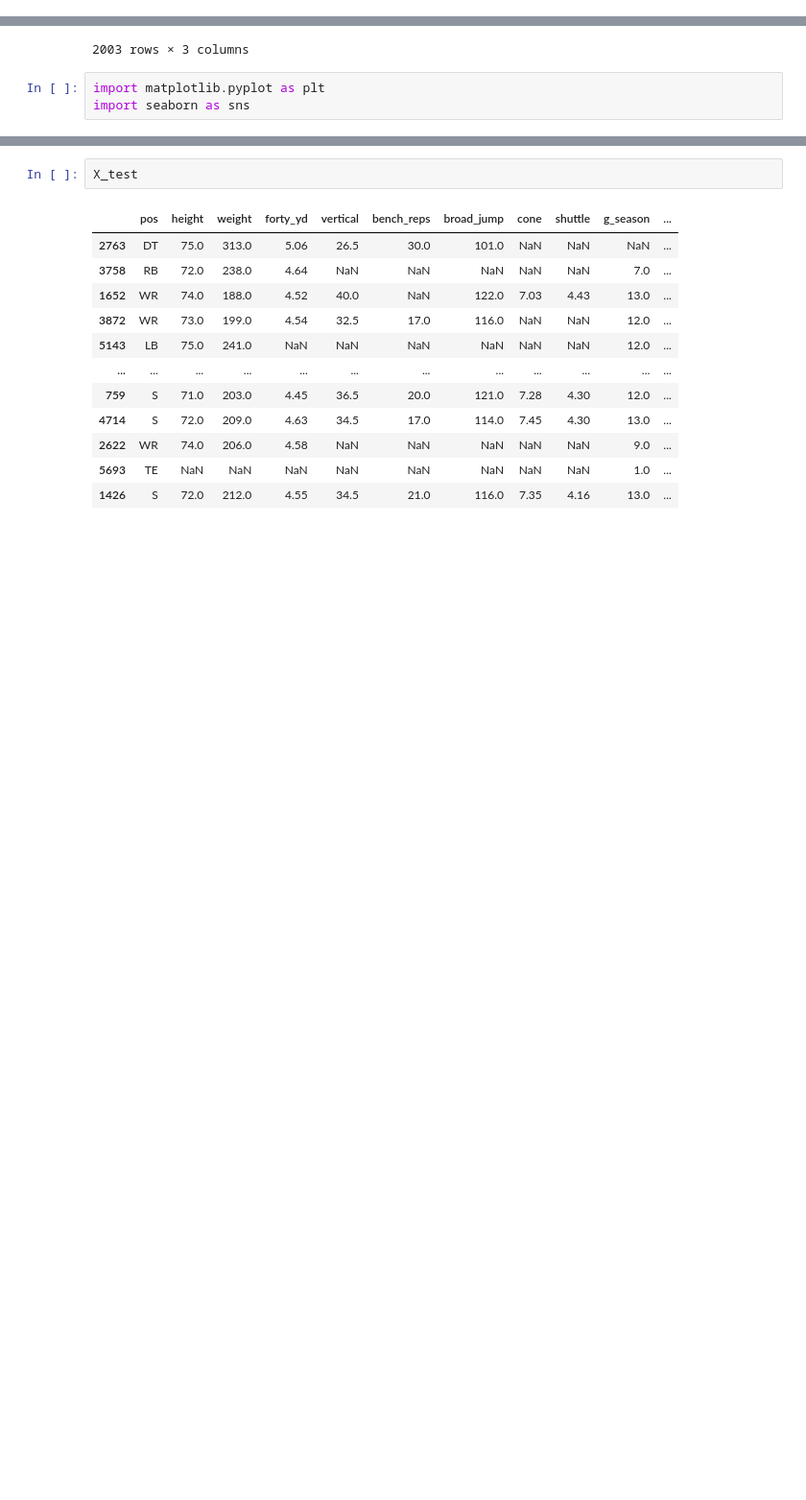
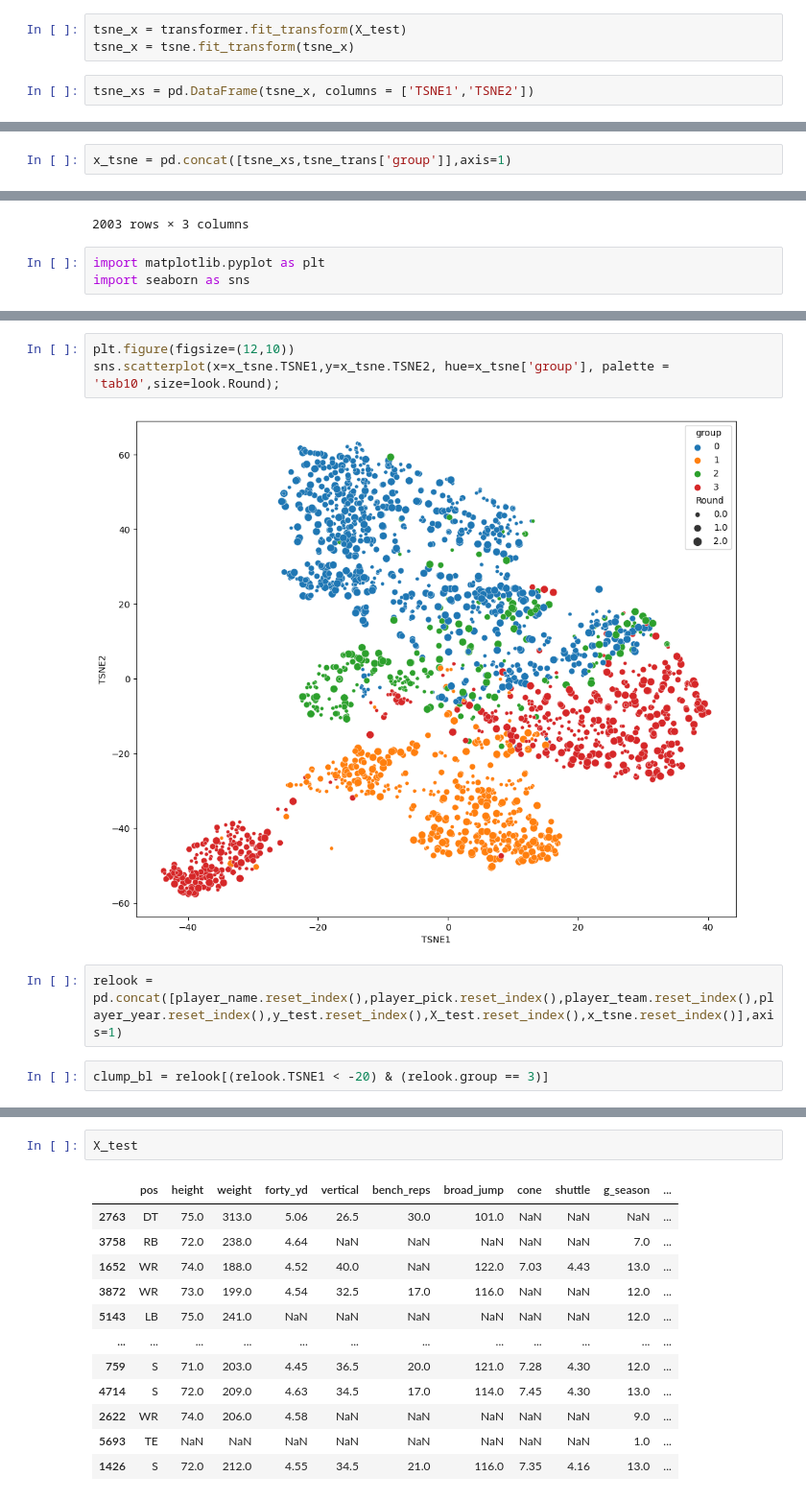
Before and after one commit to jpalgon/Draft_Combine, a Jupyter notebook: Modeling.ipynb, the cells around one changed output, grey strips where cells are left out. Shown: that part at 96% size. Saved outputs shown, nothing was run; the diff lists cells and outputs as text; blank space fills up the shorter version.

```diff
--- a/Modeling.ipynb
+++ b/Modeling.ipynb
@@ -165,3 +181,8 @@ from sklearn.manifold import TSNE
 tsne = TSNE(random_state=42,learning_rate=100)
 tsne_trans = tsne.fit_transform(h)
 tsne_trans = pd.DataFrame(tsne_trans, columns = ['TSNE1','TSNE2'])
+# %%
+tsne_x = transformer.fit_transform(X_test)
+tsne_x = tsne.fit_transform(tsne_x)
+# %%
+tsne_xs = pd.DataFrame(tsne_x, columns = ['TSNE1','TSNE2'])
@@ -168 +205,3 @@ tsne_trans = pd.DataFrame(tsne_trans, columns = ['TSNE1','TSNE2'])
+# %%
+x_tsne = pd.concat([tsne_xs,tsne_trans['group']],axis=1)
 # %%
@@ -194 +248,10 @@ sns.scatterplot(x=tsne_trans.TSNE1,y=tsne_trans.TSNE2, hue=tsne_trans['class'],
 [figure]
+# %%
+plt.figure(figsize=(12,10))
+sns.scatterplot(x=x_tsne.TSNE1,y=x_tsne.TSNE2, hue=x_tsne['group'], palette = 'tab10',size=look.Round);
+# %% [output]
+[figure, added]
+# %%
+relook = pd.concat([player_name.reset_index(),player_pick.reset_index(),player_team.reset_index(),player_year.reset_index(),y_test.reset_index(),X_test.reset_index(),x_tsne.reset_index()],axis=1)
+# %%
+clump_bl = relook[(relook.TSNE1 < -20) & (relook.group == 3)]
```
Also changed, not shown: parts of 20 cells of this notebook.
